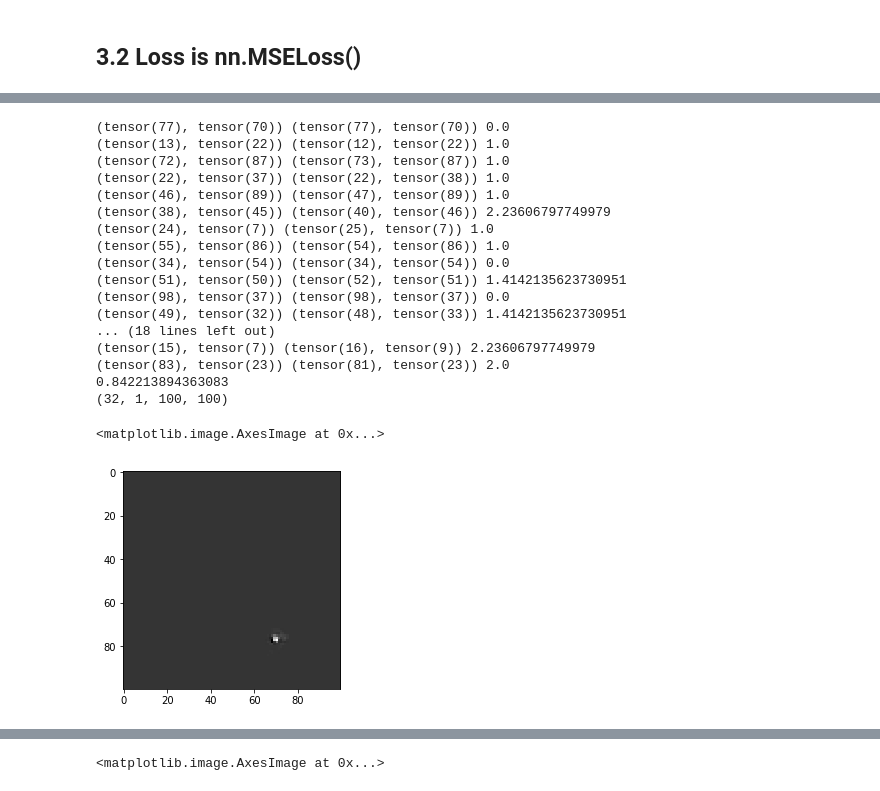
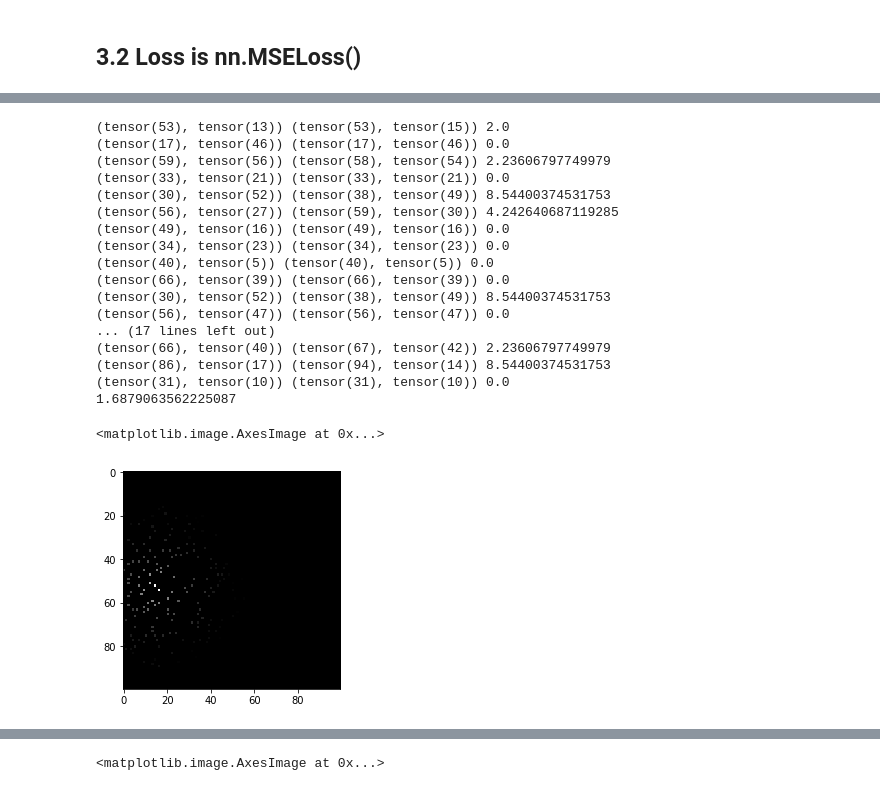
Before and after one commit to caitaozhan/deeplearning-localization, a Jupyter notebook: CNN-label.ipynb, the cells around one changed output, grey strips where cells are left out. Saved outputs shown, nothing was run; the diff lists cells and outputs as text; code cells hidden in the pictures.

```diff
--- a/CNN-label.ipynb
+++ b/CNN-label.ipynb
@@ -613,33 +648,33 @@ train error
 # %%
 model.eval()
-for t, sample in enumerate(sensor_input_dataloader):
+for t, sample in enumerate(sensor_inpu
+                           t_test_dataloader):
     X = sample['matrix'].to(device)
     y = sample['label'].to(device)
     pred = model(X)
     print(np.mean(Metrics.localization_error_image(pred.data.cpu(), y.data.cpu(), Default.grid_length, True)))
     break
-
-pred = pred.data.cpu().numpy()
-print(pred.shape)
-i = 0
-plt.imshow(pred[i, 0], cmap='gray')
 # %% [output]
-(tensor(77), tensor(70)) (tensor(77), tensor(70)) 0.0
-(tensor(13), tensor(22)) (tensor(12), tensor(22)) 1.0
-(tensor(72), tensor(87)) (tensor(73), tensor(87)) 1.0
-(tensor(22), tensor(37)) (tensor(22), tensor(38)) 1.0
-(tensor(46), tensor(89)) (tensor(47), tensor(89)) 1.0
-(tensor(38), tensor(45)) (tensor(40), tensor(46)) 2.23606797749979
-(tensor(24), tensor(7)) (tensor(25), tensor(7)) 1.0
-(tensor(55), tensor(86)) (tensor(54), tensor(86)) 1.0
-(tensor(34), tensor(54)) (tensor(34), tensor(54)) 0.0
-(tensor(51), tensor(50)) (tensor(52), tensor(51)) 1.4142135623730951
-(tensor(98), tensor(37)) (tensor(98), tensor(37)) 0.0
-(tensor(49), tensor(32)) (tensor(48), tensor(33)) 1.4142135623730951
-... (18 lines left out)
-(tensor(15), tensor(7)) (tensor(16), tensor(9)) 2.23606797749979
-(tensor(83), tensor(23)) (tensor(81), tensor(23)) 2.0
-0.842213894363083
-(32, 1, 100, 100)
+(tensor(53), tensor(13)) (tensor(53), tensor(15)) 2.0
+(tensor(17), tensor(46)) (tensor(17), tensor(46)) 0.0
+(tensor(59), tensor(56)) (tensor(58), tensor(54)) 2.23606797749979
+(tensor(33), tensor(21)) (tensor(33), tensor(21)) 0.0
+(tensor(30), tensor(52)) (tensor(38), tensor(49)) 8.54400374531753
+(tensor(56), tensor(27)) (tensor(59), tensor(30)) 4.242640687119285
+(tensor(49), tensor(16)) (tensor(49), tensor(16)) 0.0
+(tensor(34), tensor(23)) (tensor(34), tensor(23)) 0.0
+(tensor(40), tensor(5)) (tensor(40), tensor(5)) 0.0
+(tensor(66), tensor(39)) (tensor(66), tensor(39)) 0.0
+(tensor(30), tensor(52)) (tensor(38), tensor(49)) 8.54400374531753
+(tensor(56), tensor(47)) (tensor(56), tensor(47)) 0.0
+... (17 lines left out)
+(tensor(66), tensor(40)) (tensor(67), tensor(42)) 2.23606797749979
+(tensor(86), tensor(17)) (tensor(94), tensor(14)) 8.54400374531753
+(tensor(31), tensor(10)) (tensor(31), tensor(10)) 0.0
+1.6879063562225087
-<matplotlib.image.AxesImage at 0x...>
-[figure, removed]
+# %%
+i = 0
+plt.imshow(X[i, 0].data.cpu(), cmap='gray')
+# %% [output]
+<matplotlib.image.AxesImage at 0x...>
+[figure, added]
```
Also changed, not shown: parts of 4 cells of this notebook, 5 other files.
